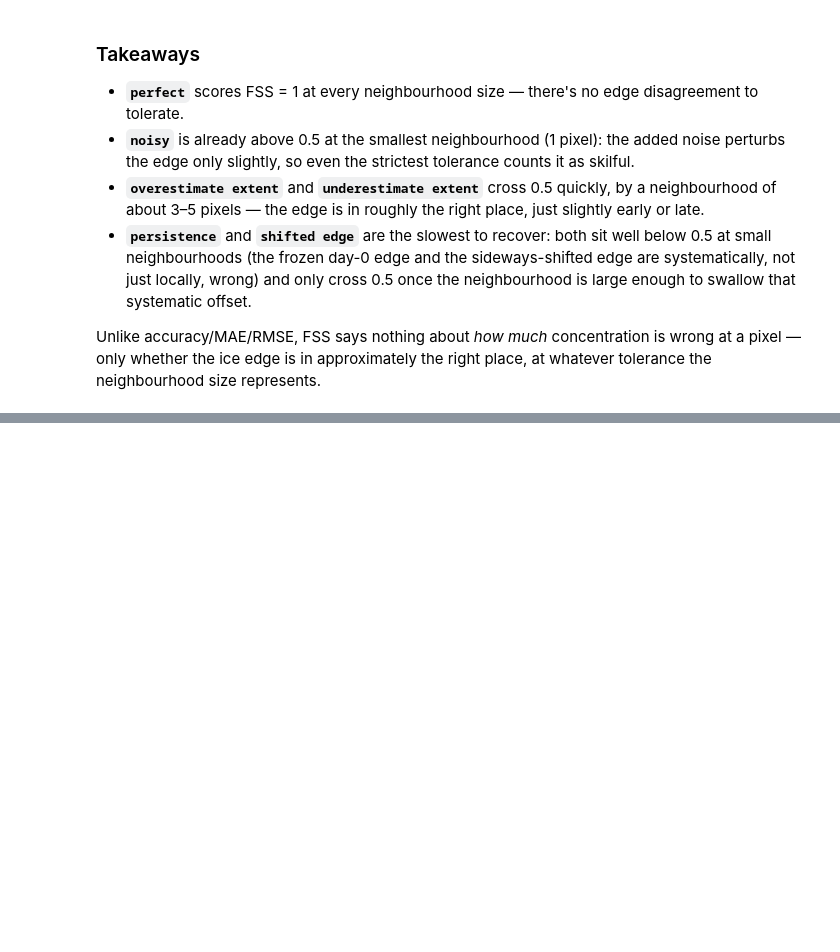
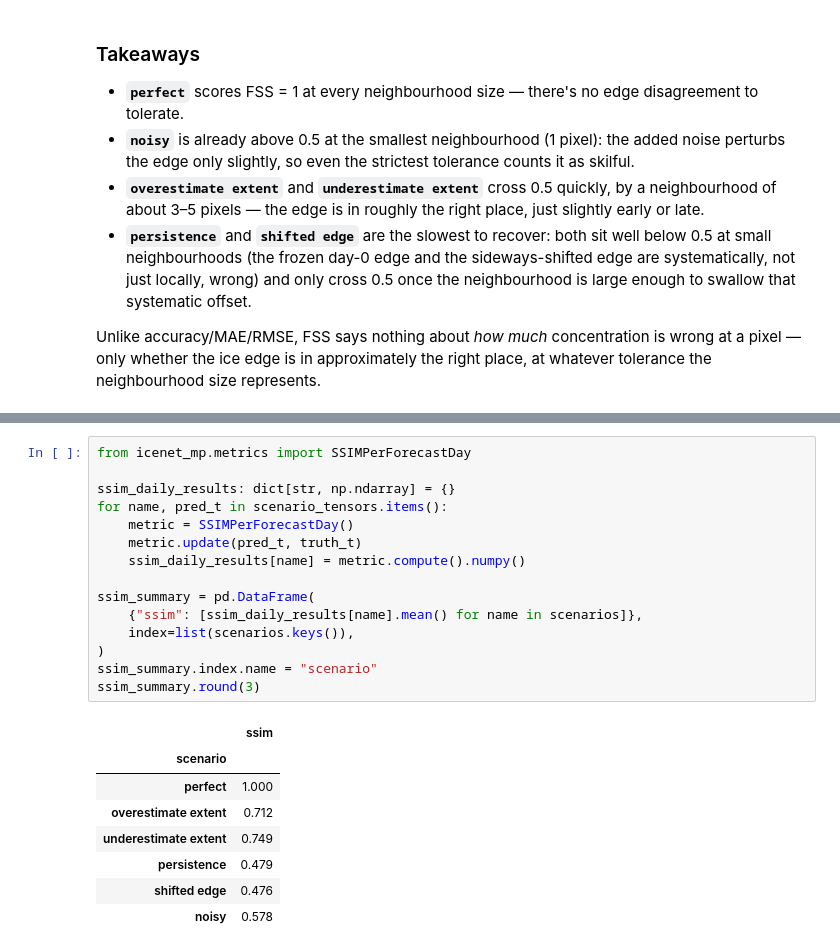
Before and after one commit to alan-turing-institute/icenet-mp, a Jupyter notebook: notebooks/metrics_examples.ipynb, the cells around one changed output, grey strips where cells are left out. Cells and saved outputs as stored; diff of their text form; blank space fills up the shorter version.

```diff
--- a/notebooks/metrics_examples.ipynb
+++ b/notebooks/metrics_examples.ipynb
@@ -546,0 +555,24 @@ Unlike accuracy/MAE/RMSE, FSS says nothing about *how much* concentration is wro
+# %%
+from icenet_mp.metrics import SSIMPerForecastDay
+
+ssim_daily_results: dict[str, np.ndarray] = {}
+for name, pred_t in scenario_tensors.items():
+    metric = SSIMPerForecastDay()
+    metric.update(pred_t, truth_t)
+    ssim_daily_results[name] = metric.compute().numpy()
+
+ssim_summary = pd.DataFrame(
+    {"ssim": [ssim_daily_results[name].mean() for name in scenarios]},
+    index=list(scenarios.keys()),
+)
+ssim_summary.index.name = "scenario"
+ssim_summary.round(3)
+# %% [output]
+|  | ssim |
+| scenario |  |
+| perfect | 1.000 |
+| overestimate extent | 0.712 |
+| underestimate extent | 0.749 |
+| persistence | 0.479 |
+| shifted edge | 0.476 |
+| noisy | 0.578 |
```
Also changed, not shown: parts of 3 cells of this notebook, 2 other files.
